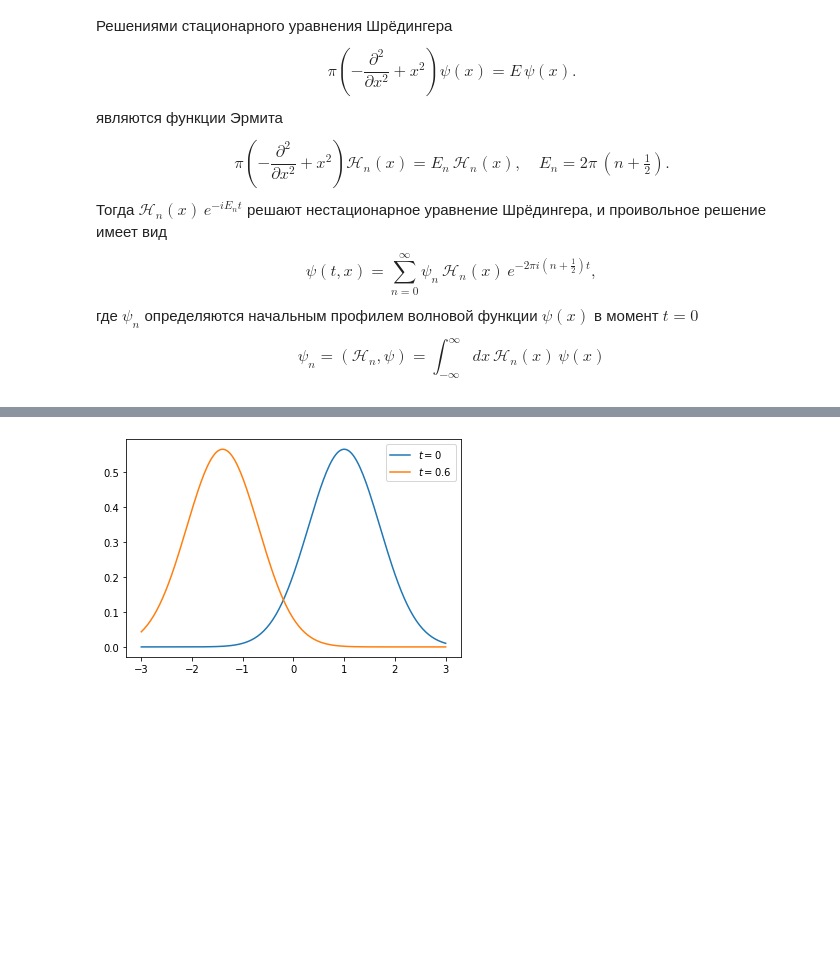
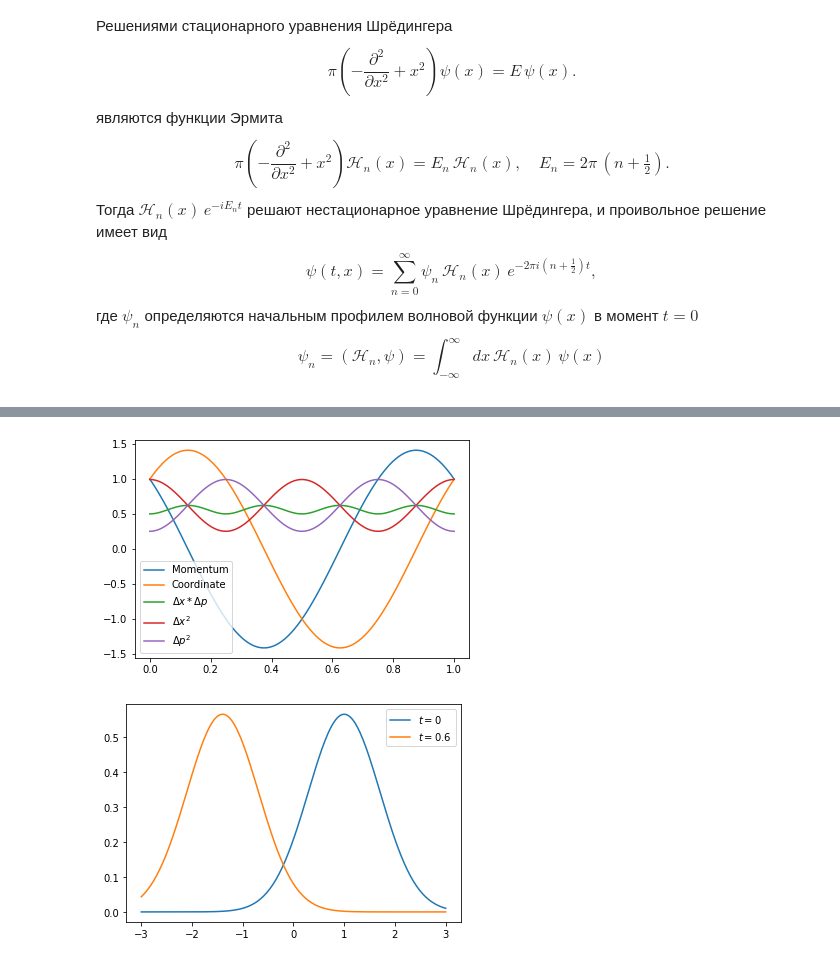
Before and after one commit to kolganovn/quantum, a Jupyter notebook: Oscillator.ipynb, the cells around one changed output, grey strips where cells are left out. Cells and saved outputs as stored; diff of their text form; code cells hidden in the pictures; blank space fills up the shorter version.

```diff
--- a/Oscillator.ipynb
+++ b/Oscillator.ipynb
@@ -220,3 +230,18 @@ plt.show()
+# %%
+ls = np.linspace(0, 1, 100)
+pp = np.array([osc.momentum(t, k=1) for t in ls])
+xx = np.array([osc.coord(t, k=1) for t in ls])
+dx2 = np.array([osc.coord(t, k=2) for t in ls])
+dp2 = np.array([osc.momentum(t, k=2) for t in ls])
+plt.plot(ls, pp, label="Momentum")
+plt.plot(ls, xx, label="Coordinate")
+plt.plot(ls, sqrt((dx2 - xx**2) * (dp2 - pp**2)), label="$\Delta x * \Delta p$")
+plt.plot(ls, dx2 - xx**2, label="$\Delta x^2$")
+plt.plot(ls, dp2 - pp**2, label="$\Delta p^2$")
+plt.legend()
+plt.show()
+# %% [output]
+[figure, added]
 # %%
 l_x = np.linspace(-3, 3, 200)
 plt.plot(l_x, [osc(x, 0, 'prob') for x in l_x], label="$t = 0$")
```
Also changed, not shown: parts of 5 cells of this notebook.
